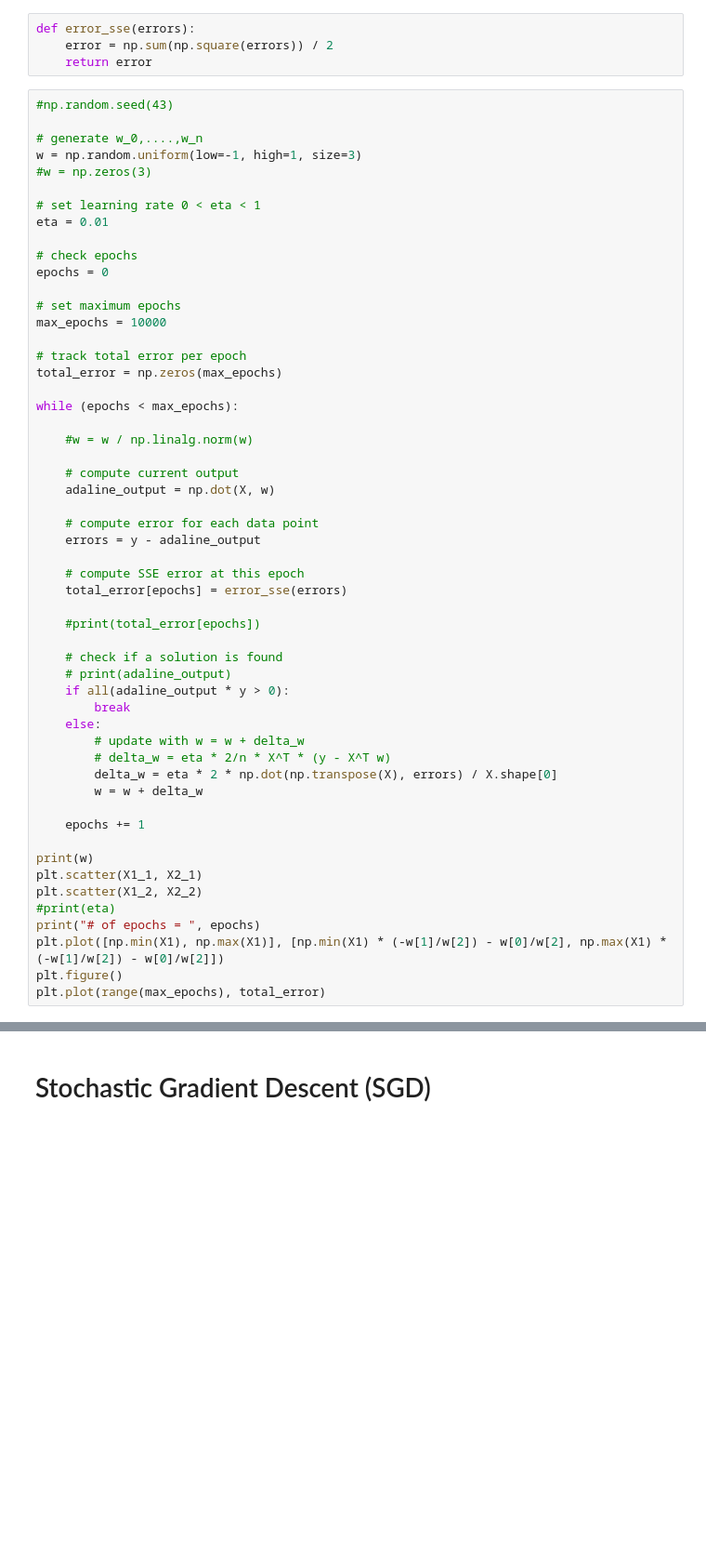
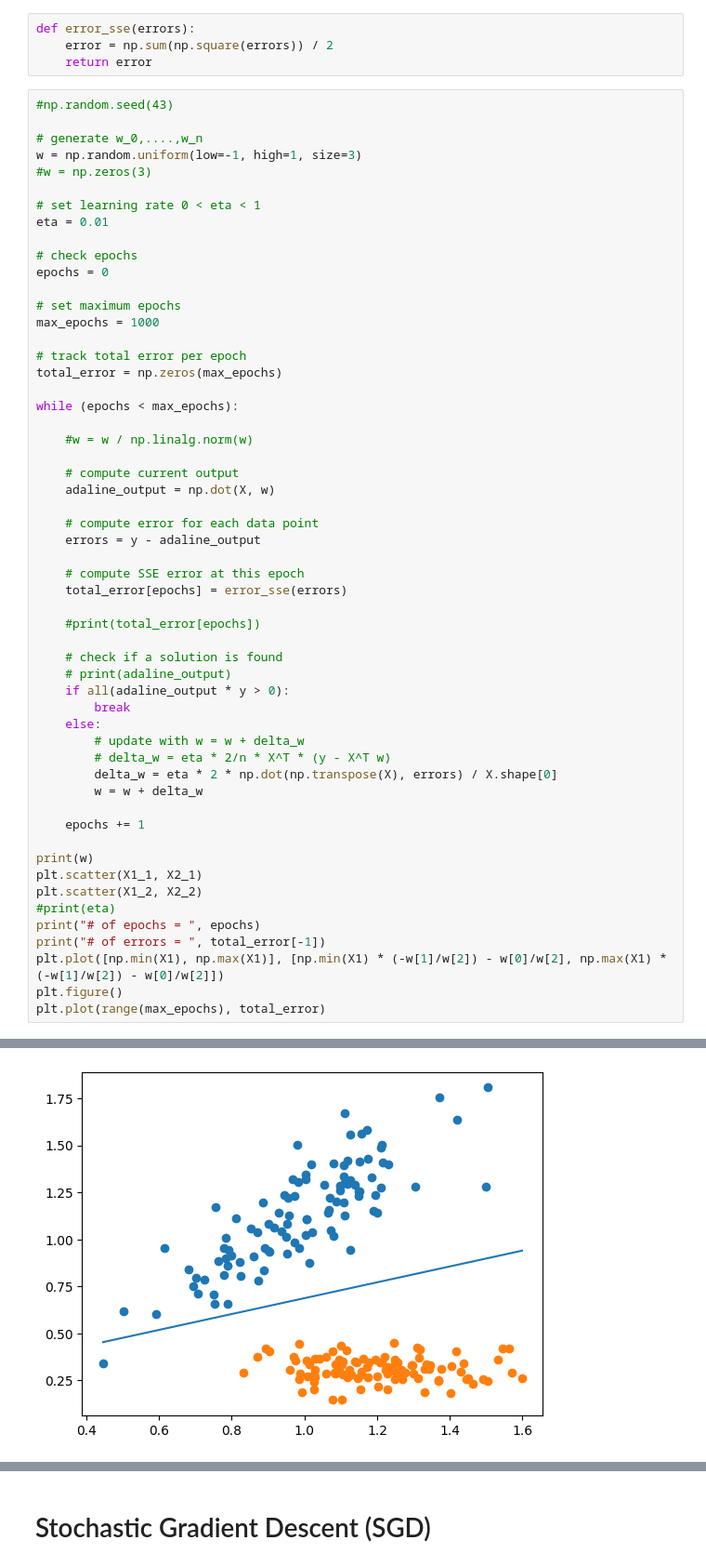
Before and after one commit to gekoxyz/unipd-machine-learning, a Jupyter notebook: gradient_descent/05_Perceptron_batch_ADALINE.ipynb, the cells around one changed output, grey strips where cells are left out. Shown at 93% size. Cells and saved outputs as stored; diff of their text form; blank space fills up the shorter version.

```diff
--- a/gradient_descent/05_Perceptron_batch_ADALINE.ipynb
+++ b/gradient_descent/05_Perceptron_batch_ADALINE.ipynb
@@ -62,7 +67,7 @@ eta = 0.01
 epochs = 0
 
 # set maximum epochs
-max_epochs = 10000
+max_epochs = 1000
 
 # track total error per epoch
 total_error = np.zeros(max_epochs)
@@ -99,6 +104,8 @@ plt.scatter(X1_1, X2_1)
 plt.scatter(X1_2, X2_2)
 #print(eta)
 print("# of epochs = ", epochs)
+print("# of errors = ", total_error[-1])
 plt.plot([np.min(X1), np.max(X1)], [np.min(X1) * (-w[1]/w[2]) - w[0]/w[2], np.max(X1) * (-w[1]/w[2]) - w[0]/w[2]])
 plt.figure()
 plt.plot(range(max_epochs), total_error)
+# %% [output]
@@ -104,0 +116 @@ plt.plot(range(max_epochs), total_error)
+[figure, added]
```
Also changed, not shown: parts of 3 cells of this notebook, 6 other files.
